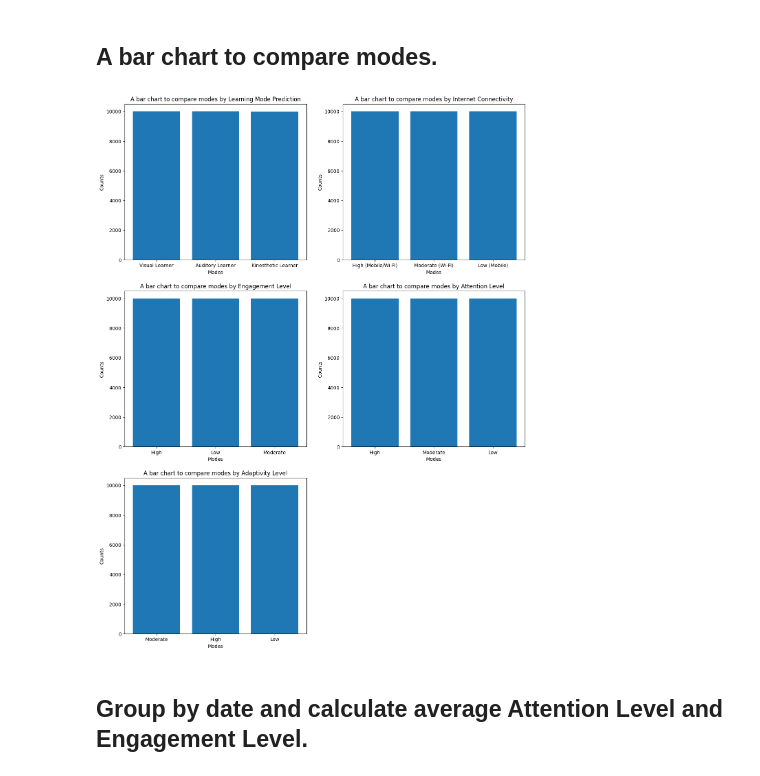
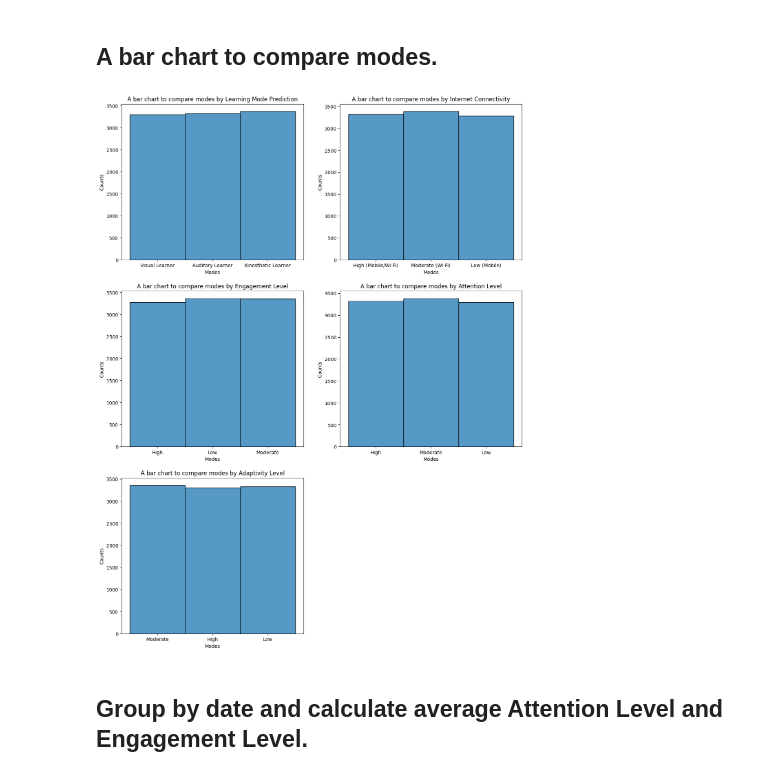
Before and after one commit to M-Muneebweb/Assignment-Of-SMIT-AI-And-Data-Science, a Jupyter notebook: Assignment8.ipynb, the cells around one changed output. Drawn from its saved outputs; the diff is of its cells as text; code cells hidden in the pictures.

```diff
--- a/Assignment8.ipynb
+++ b/Assignment8.ipynb
@@ -149,45 +138,45 @@ plt.figure(figsize=(15, 20))
 
 
 plt.subplot(3,2,1)
-plt.bar(data['Learning Mode Prediction'] , data['Student ID'])
+sns.histplot(x = 'Learning Mode Prediction' , data = data)
 plt.title('A bar chart to compare modes by Learning Mode Prediction')
 plt.xlabel('Modes')
 plt.ylabel('Counts')
 
 
 
 plt.subplot(3,2,2)
-plt.bar(data['Internet Connectivity'] , data['Student ID'])
+sns.histplot(x = 'Internet Connectivity' , data = data)
 plt.title('A bar chart to compare modes by Internet Connectivity')
 plt.xlabel('Modes')
 plt.ylabel('Counts')
 
 
 
 plt.subplot(3,2,3)
-plt.bar(data['Engagement Level'] , data['Student ID'])
+sns.histplot(x = 'Engagement Level' , data = data)
 plt.title('A bar chart to compare modes by Engagement Level')
 plt.xlabel('Modes')
 plt.ylabel('Counts')
 
 
 
 plt.subplot(3,2,4)
-plt.bar(data['Attention Level'] , data['Student ID'])
+sns.histplot(x = 'Attention Level' , data = data)
 plt.title('A bar chart to compare modes by Attention Level')
 plt.xlabel('Modes')
 plt.ylabel('Counts')
 
 
 
 plt.subplot(3,2,5)
-plt.bar(data['Adaptivity Level'] , data['Student ID'])
+sns.histplot(x = 'Adaptivity Level' , data = data)
 plt.title('A bar chart to compare modes by Adaptivity Level')
 plt.xlabel('Modes')
 plt.ylabel('Counts')
 plt.show()
 # %% [output]
-[figure, old version]
+[figure, new version]
 # %% [markdown]
 ## Group by date and calculate average Attention Level and Engagement Level.
 # %%
```
Also changed, not shown: parts of 6 cells of this notebook.
